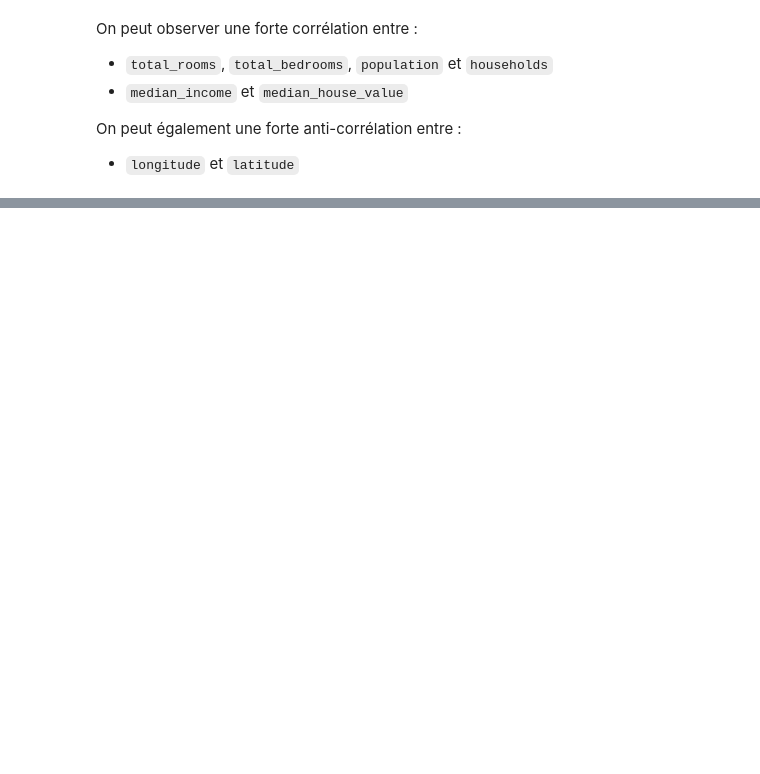
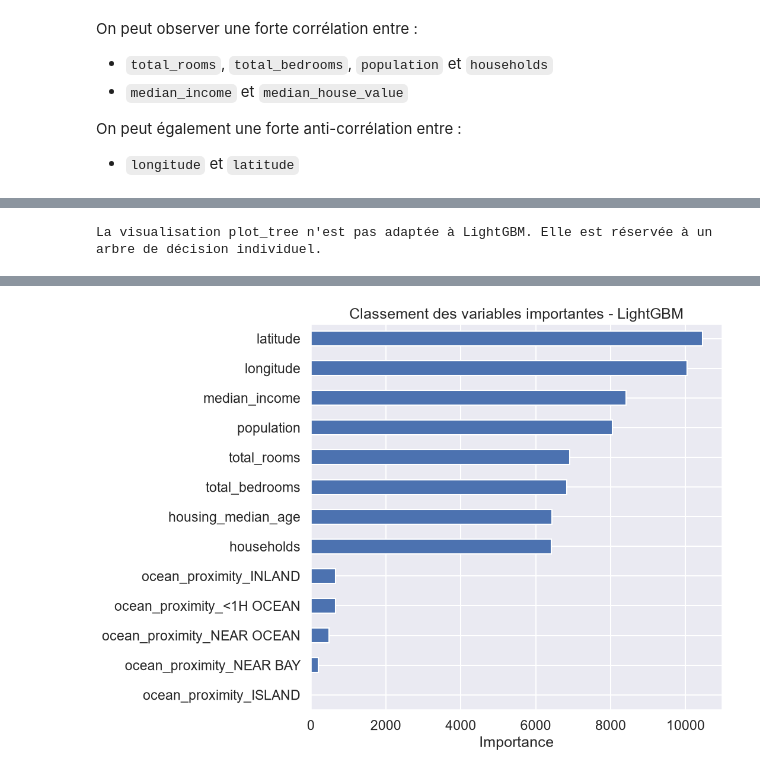
Before and after one commit to justinFransolet/MASI5_PROJET1_ALGO, a Jupyter notebook: notebooks/notebook.ipynb, the cells around one changed output, grey strips where cells are left out. Cells and saved outputs as stored; diff of their text form; code cells hidden in the pictures; blank space fills up the shorter version.

```diff
--- a/notebooks/notebook.ipynb
+++ b/notebooks/notebook.ipynb
@@ -136 +147,7 @@ Name: count, dtype: int64
+# %%
+# Séparation des caractéristiques (X) et de la cible (y)
+X = housing_data.drop('median_house_value', axis=1)
+y = housing_data['median_house_value']
+
+X_train, X_test, y_train, y_test = train_test_split(X, y, test_size=0.2, random_state=42)
 # %% [markdown]
@@ -452,31 +493,47 @@ La visualisation nous permet de valider graphiquement le comportement de l'arbre
 # %%
-for result in results:
-    model = result["model"]
+best_estimator = winner_pipeline.named_steps["regressor"]
+fitted_preprocessor = winner_pipeline.named_steps["preprocessor"]
+transformed_feature_names = fitted_preprocessor.get_feature_names_out()
 
-    fig, ax = plt.subplots(figsize=(20, 10))
-    try:
-        plot_tree(
-            model,
-            feature_names=X.columns,
-            filled=True,
-            max_depth=3,
-            fontsize=10,
-            precision=2,
-            ax=ax,
-        )
-        ax.set_title(f"{result['model_name']} - Prédicteur de valeur immobilière")
-        fig.tight_layout()
-        plt.show()
-    except:
-        print("Impossible d'afficher un résumé de l'arbre")
-    finally:
-        plt.close(fig)
+# Visualisation de l'arbre (Que pour arbre de décision)
+if isinstance(best_estimator, DecisionTreeRegressor):
+    fig, ax = plt.subplots(figsize=(22, 12))
+    plot_tree(
+        best_estimator,
+        feature_names=transformed_feature_names,
+        filled=True,
+        max_depth=3,
+        fontsize=9,
+        precision=2,
+        ax=ax
+    )
+    ax.set_title(f"{best_model_name} - aperçu de l'arbre (profondeur affichée : 3)")
+    fig.tight_layout()
+    plt.show()
+    plt.close(fig)
+else:
+    print(
+        f"La visualisation plot_tree n'est pas adaptée à {best_model_name}. "
+        "Elle est réservée à un arbre de décision individuel."
+    )
 
-    importance = pd.Series(model.feature_importances_, index=X.columns)
-    fig, ax = plt.subplots(figsize=(10, 7))
-    importance.sort_values().plot(kind="barh", ax=ax)
-    ax.set_title("Importance des caractéristiques dans la prédiction")
+# Importance des variables pour les modèles
+if hasattr(best_estimator, "feature_importances_"):
+    importance = pd.Series(
+        best_estimator.feature_importances_,
+        index=transformed_feature_names
+    ).sort_values(ascending=False)
+
+    display(importance.head(20).to_frame("Importance"))
+
+    fig, ax = plt.subplots(figsize=(11, 8))
+    importance.head(20).sort_values().plot(kind="barh", ax=ax)
+    ax.set_title(f"Classement des variables importantes - {best_model_name}")
     ax.set_xlabel("Importance")
     fig.tight_layout()
     plt.show()
     plt.close(fig)
+else:
+    print("Ce modèle ne fournit pas d'attribut feature_importances_.")
+# %% [output]
+La visualisation plot_tree n'est pas adaptée à LightGBM. Elle est réservée à un arbre de décision individuel.
@@ -483,3 +554,4 @@ for result in results:
+[figure, added]
 # %% [markdown]
 On peut observer que les 5 variables les plus importantes du modèles sont : median_income, ocean_proximity_INLAND, longitude, latitude et housing_median_age.
 
```
Also changed, not shown: parts of 19 cells of this notebook.
